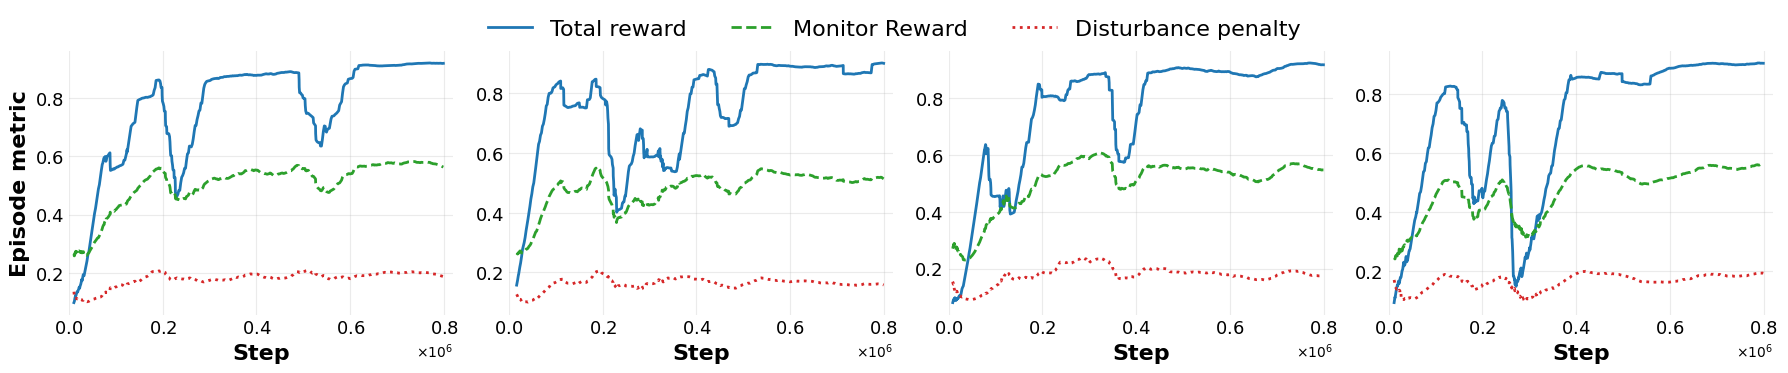
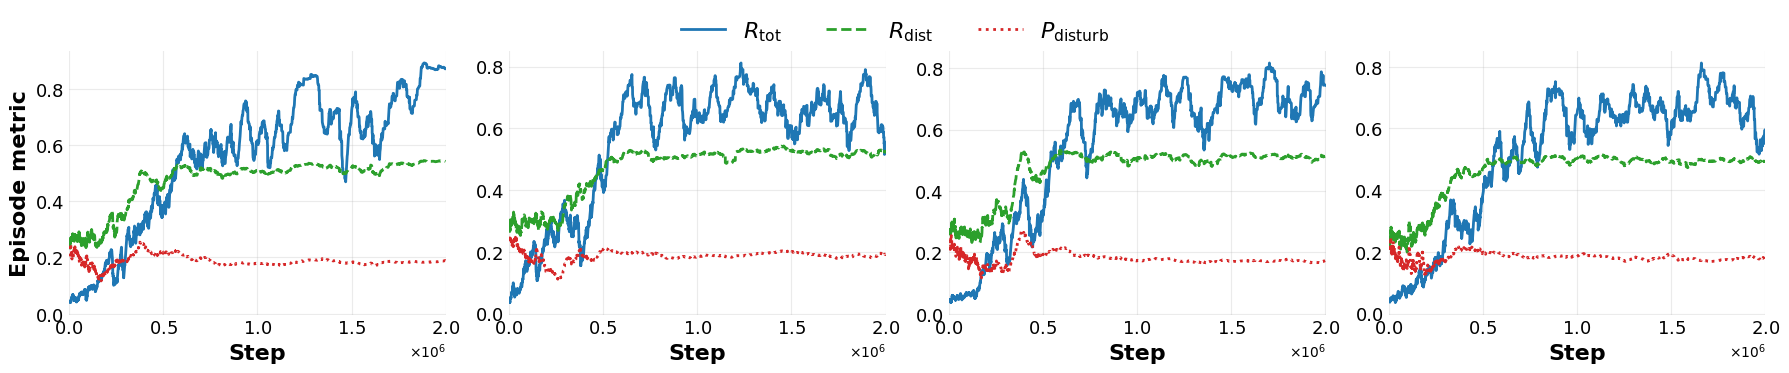
The change to this notebook cell's code, shown as a diff; its figure went from the first image to the second:
--- before
+++ after
@@ -27,12 +27,15 @@
     return x, y
 
-
+crw_path =  "runs/CRW_dqn_seed42_2026-04-10_17-40-59/CRW_episode.csv"
+ee_path =   "runs/EE_dqn_seed42_2026-04-10_18-38-54/EE_episode.csv"
+poi_path =  "runs/POI_dqn_seed42_2026-04-21_16-26-48/POI_episode.csv"
+lpoi_path = "runs/LPOI_dqn_seed42_2026-04-10_22-08-36/LPOI_episode.csv"
 # -----------------------------
 # load data
 # -----------------------------
-crw_df = pd.read_csv("CRW_episode.csv")
-ee_df = pd.read_csv("EE_episode.csv")
-poi_df = pd.read_csv("POI_episode.csv")
-lpoi_df = pd.read_csv("LPOI_episode.csv")
+crw_df = pd.read_csv(crw_path)
+ee_df = pd.read_csv(ee_path)
+poi_df = pd.read_csv(poi_path)
+lpoi_df = pd.read_csv(lpoi_path)
 
 step_col = "step"
@@ -64,7 +67,7 @@
 
 labels = {
-    "episode_reward_norm": "Total reward",
-    "r_dist": "Monitor Reward",
-    "p_disturbance": "Disturbance penalty",
+    "episode_reward_norm": r"$R_{\text{tot}}$",
+    "r_dist": r"$R_{\text{dist}}$",
+    "p_disturbance": r"$P_{\text{disturb}}$",
 }
 
@@ -87,5 +90,5 @@
 
         if "r_dist" == metric:
-            ys += 1
+            ys = 1 + ys
         ax.plot(
             xs,
@@ -107,5 +110,5 @@
 
     # x limits
-    ax.set_xlim(0, 8.2e5)
+    ax.set_xlim(0, crw_df[step_col].max() + 2000)
 
     # remove borders
@@ -150,5 +153,5 @@
 
 plt.savefig(
-    "../../figures/reward_components_by_dataset.png",
+    "figures/dqn_reward_components_by_dataset.png",
     dpi=300,
     bbox_inches="tight",

Commit: plot notebook upd